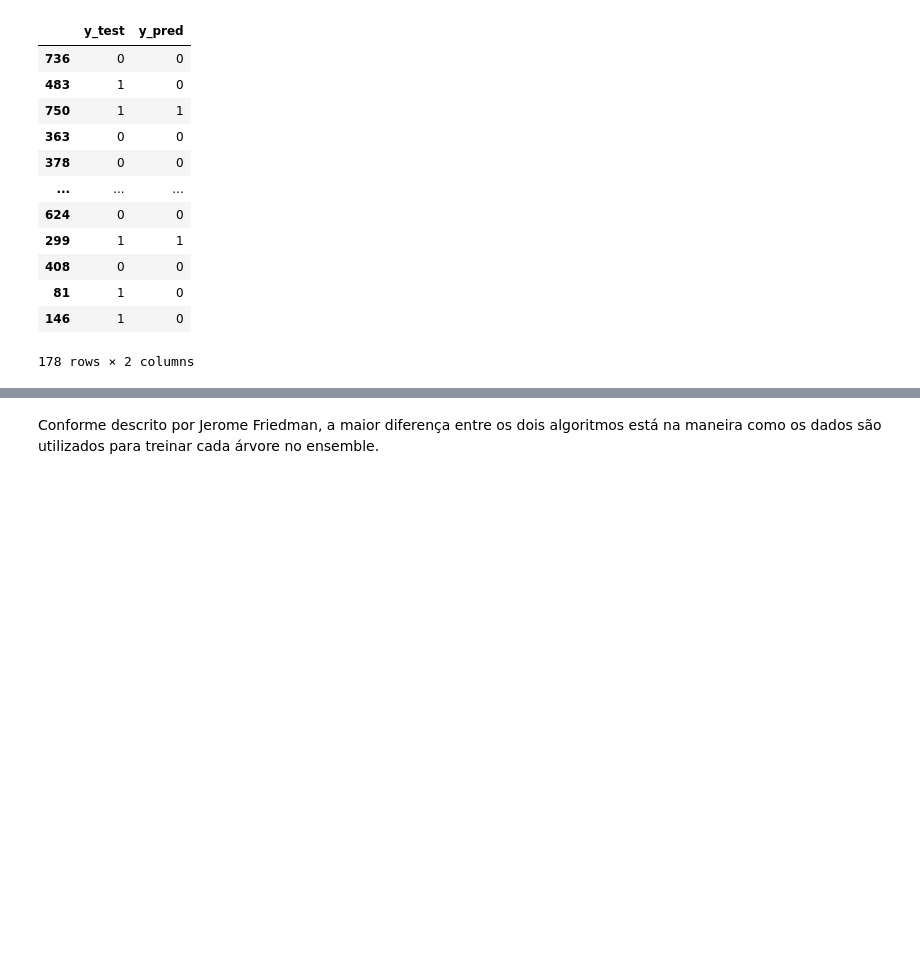
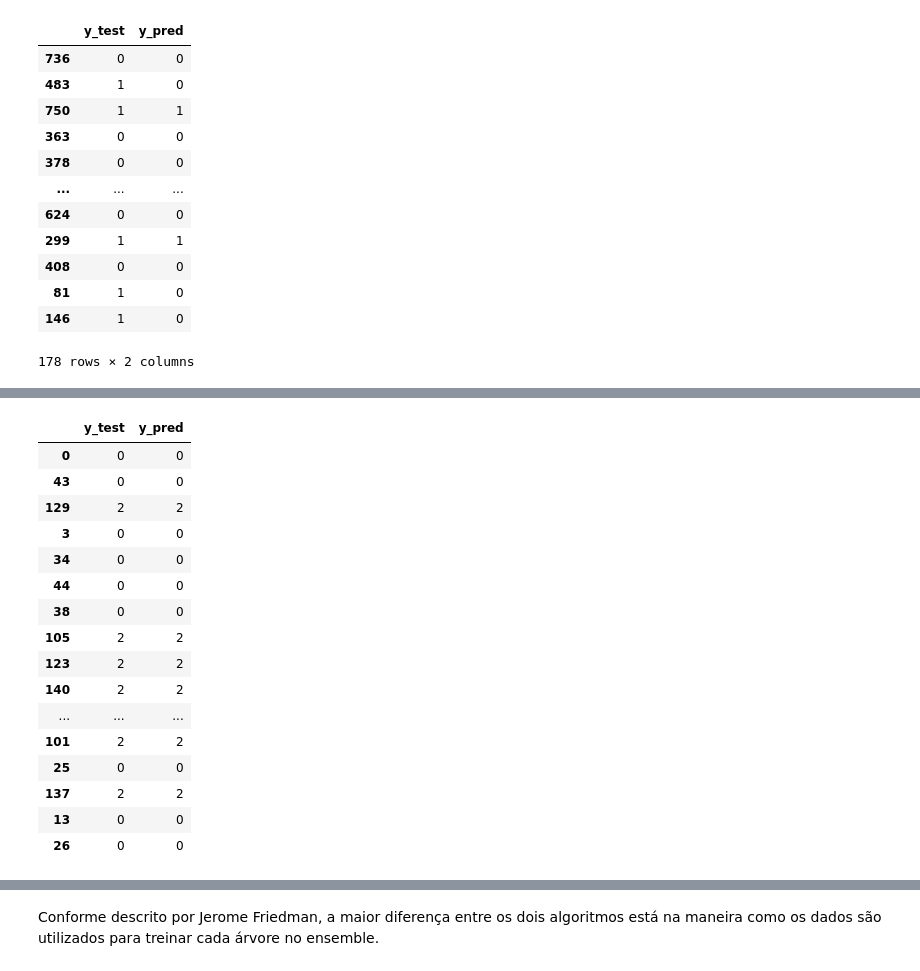
Before and after one commit to EnzoBentoMartins/EBAC, a Jupyter notebook: CombinacaoDeModelosII/GradientBoostingMachine.ipynb, the cells around one changed output, grey strips where cells are left out. Cells and saved outputs as stored; diff of their text form; code cells hidden in the pictures; blank space fills up the shorter version.

```diff
--- a/CombinacaoDeModelosII/GradientBoostingMachine.ipynb
+++ b/CombinacaoDeModelosII/GradientBoostingMachine.ipynb
@@ -127,0 +148,5 @@ new_frame
+# %%
+y0 = iris_df.species
+X0 = iris_df.drop(columns='species')
+
+X0_train, X0_test, y0_train, y0_test = train_test_split(X0, y0, random_state=45)
@@ -127,0 +158,2 @@ new_frame
+# %%
+y0_pred = modelo.predict(X0_test)
@@ -127,0 +165,22 @@ new_frame
+# %%
+new_frame = {'y_test': y0_test, 'y_pred': y0_pred}
+new_frame = pd.DataFrame(new_frame)
+new_frame
+# %% [output]
+|  | y_test | y_pred |
+| 0 | 0 | 0 |
+| 43 | 0 | 0 |
+| 129 | 2 | 2 |
+| 3 | 0 | 0 |
+| 34 | 0 | 0 |
+| 44 | 0 | 0 |
+| 38 | 0 | 0 |
+| 105 | 2 | 2 |
+| 123 | 2 | 2 |
+| 140 | 2 | 2 |
+| ... | ... | ... |
+| 101 | 2 | 2 |
+| 25 | 0 | 0 |
+| 137 | 2 | 2 |
+| 13 | 0 | 0 |
+| 26 | 0 | 0 |
```
Also changed, not shown: parts of 5 cells of this notebook.
